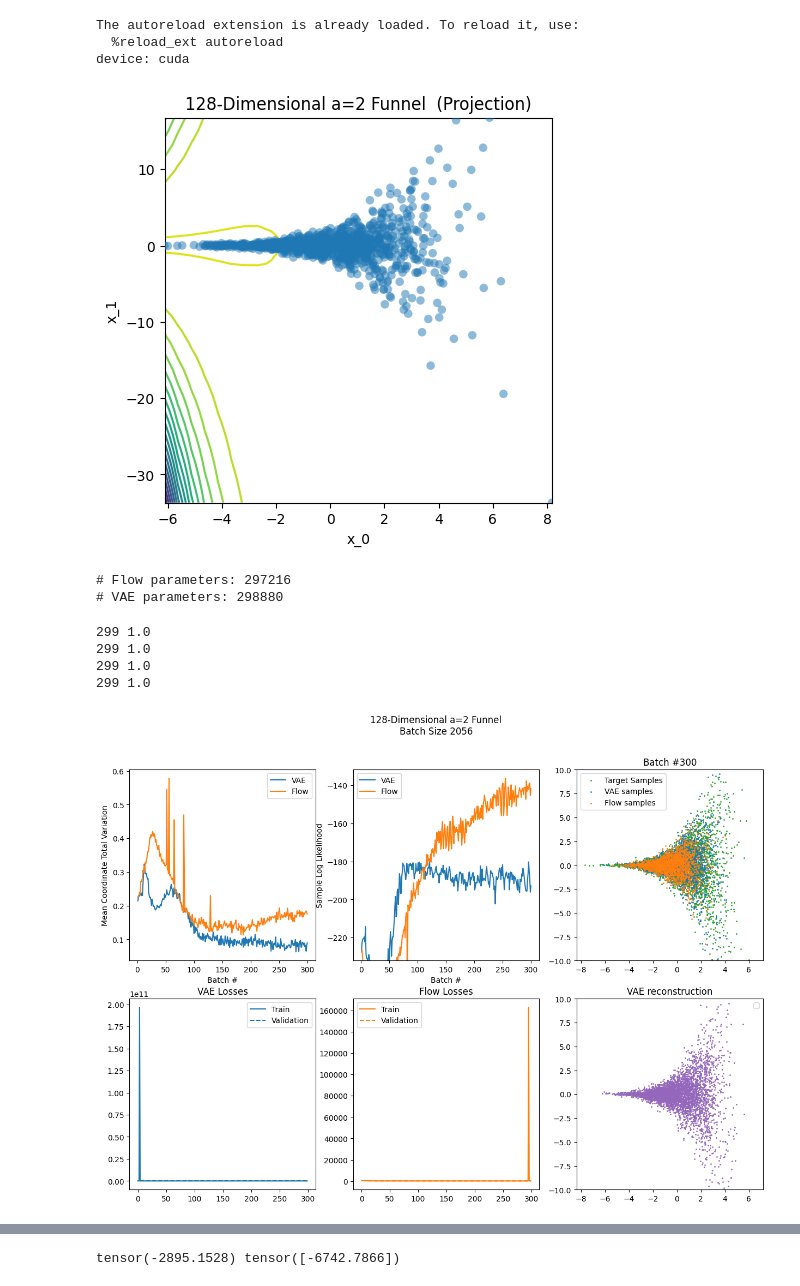
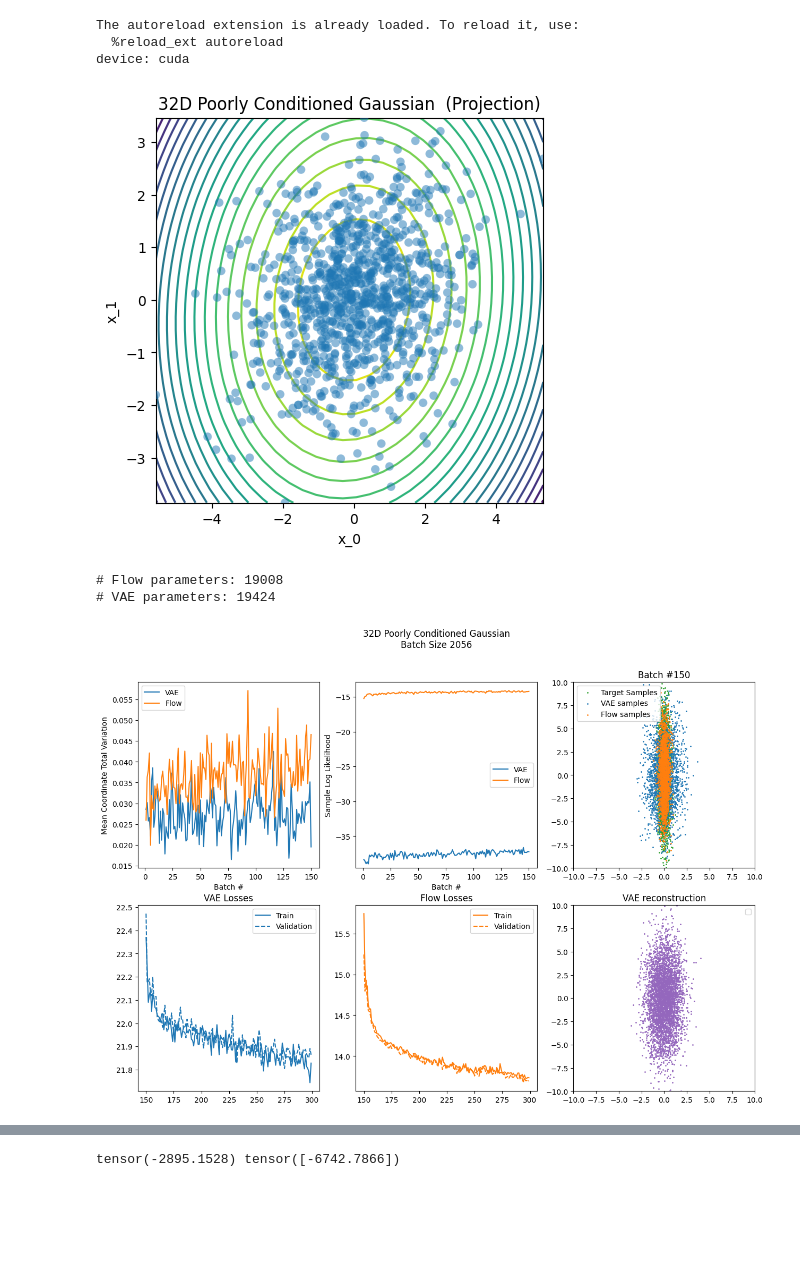
Before and after one commit to xapq/approximate-metropolis-hastings, a Jupyter notebook: notebooks/AdaptiveMH.ipynb, the cells around one changed output, grey strips where cells are left out. Saved outputs shown, nothing was run; the diff lists cells and outputs as text; code cells hidden in the pictures; blank space fills up the shorter version.

Commit message:
Implemented and tested PoorlyConditionedGaussian

```diff
--- a/notebooks/AdaptiveMH.ipynb
+++ b/notebooks/AdaptiveMH.ipynb
@@ -34,18 +35,21 @@ mpl.axes.Axes.t_scatter = t_scatter
 # %%
 # target = create_serpentine(n_sections=3, section_height=1, section_width=1, device=device)
 # target = create_random_gaussian_mixture(dim=2, n_components=10, variance_lim=(0.0001, 0.001), seed=39)
 # target = IndependentMultivariateNormal(mean=torch.tensor([0., -5.]), std=torch.tensor(0.1))
-target = Funnel(dim=128, a=2, device=device)
+# target = Funnel(dim=128, a=2, device=device)
+target = PoorlyConditionedGaussian(dim=32, seed=42, device=device)
 initial_sample = torch.distributions.Normal(loc=torch.tensor([1.0, 0.0]), scale=0.25).sample((200,))
 # initial_sample = target.sample((500,))
 visualize_distribution(target, sample_size=1_000, levels=20, plot_samples=True)
 # plt.gca().scatter(*pl(initial_sample), zorder=4, alpha=0.9)
+#plt.gca().set_xlim(-7, 7)
+#plt.gca().set_ylim(-7, 7)
 # %% [output]
-[figure, old version]
+[figure, new version]
 # %%
 vae = VAE(
     data_dim=target.dim,
-    hidden_dims=(128, 192, 256),
+    hidden_dims=(48, 48, 48),
     latent_dim=target.dim,
     device=device
 )
@@ -56,10 +60,13 @@ vae_trainer = AdaptiveVAETrainer(
     model=vae,
     model_log_likelihood=vae_log_ml_estimator,
     optimizer='adam',
-    lr=5e-3,
+    lr=6e-2,
     kl_annealing_epochs=50,
-    no_kl_penalty_epochs=0,
-    warmup_epochs=2
+    no_kl_penalty_epochs=20,
+    warmup_epochs=5,
+    scheduler="steplr",
+    scheduler_step_size=150,
+    scheduler_gamma=0.1,
 )
 
 flow = RNVP(num_blocks=6, dim=target.dim, device=device)
@@ -68,15 +75,18 @@ flow_trainer = AdaptiveFlowTrainer(
     forward_kl_factor=1,
     backward_kl_factor=1,
     optimizer='adam',
-    lr=6e-4,
-    warmup_epochs=2
+    lr=6e-2,
+    warmup_epochs=5,
+    scheduler="steplr",
+    scheduler_step_size=150,
+    scheduler_gamma=0.1
 )
 
 print('# Flow parameters:', count_parameters(flow))
 print('# VAE parameters:', count_parameters(vae))
 # %% [output]
-# Flow parameters: 297216
-# VAE parameters: 298880
+# Flow parameters: 19008
+# VAE parameters: 19424
 # %%
 n_train_samples = 4096
 batch_size = 2056
@@ -94,6 +104,8 @@ def visualize_training(n_batches=300):
         ('Flow', flow, flow_trainer, 'tab:orange')
     ]
     n_models = len(models)
+    for _, _, trainer, _ in models:
+        trainer.clear_loss_history()
 
     test_logs = defaultdict(list)
 
@@ -115,8 +127,10 @@ def visualize_training(n_batches=300):
             axs = axs.flatten()
             fig.suptitle(f'{target.friendly_name}\nBatch Size {batch_size}')
             axs[2].t_scatter(train_samples, label='Target Samples', color='tab:green')
-            xlim = axs[2].get_xlim()
-            ylim = axs[2].get_ylim()
+            #xlim = axs[2].get_xlim()
+            #ylim = axs[2].get_ylim()
+            xlim = (-10, 10)
+            ylim = xlim
 
         for model_name, model, trainer, color in models:
             trainer.run_classic_epoch(train_loader, val_loader)
@@ -136,7 +150,7 @@ def visualize_training(n_batches=300):
             ax = axs[2]
             ax.set_title(f'Batch #{batch_idx}')
             ax.set_xlim(xlim)
-            ax.set_ylim(-10, 10)
+            ax.set_ylim(xlim)
 
             ax = axs[0]
             ax.set_xlabel('Batch #')
@@ -166,7 +180,7 @@ def visualize_training(n_batches=300):
             with torch.no_grad():
                 ax.t_scatter(vae.reconstruct(train_samples), c='tab:purple')
             ax.set_xlim(xlim)
-            ax.set_ylim(-10, 10)
+            ax.set_ylim(ylim)
 
             for ax in axs:
                 ax.legend()
@@ -175,13 +189,9 @@ def visualize_training(n_batches=300):
     vae.eval()
     flow.eval()
 
-visualize_training(n_batches=300)
+visualize_training(n_batches=150)
 # %% [output]
-299 1.0
-299 1.0
-299 1.0
-299 1.0
-[figure, old version]
+[figure, new version]
 # %%
 def train_eval_compare():
     n_samples = 5000
```
Also changed, not shown: parts of 6 cells of this notebook, 4 other files.
